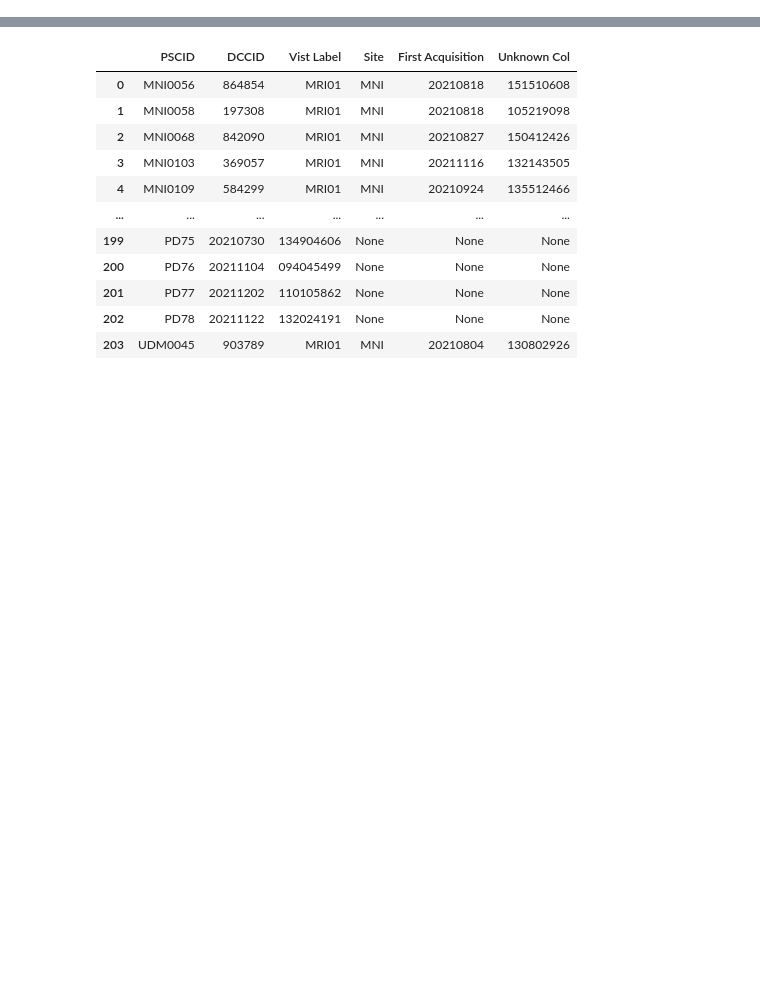
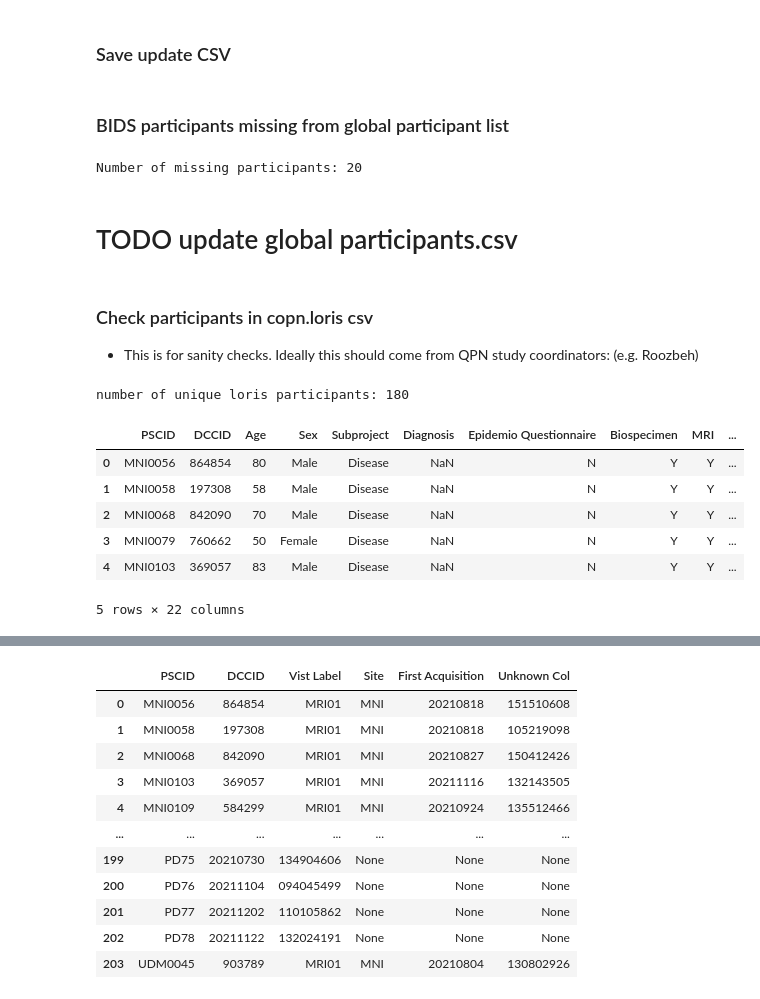
Before and after one commit to nipoppy/nipoppy, a Jupyter notebook: notebooks/0_participants.ipynb, the cells around one changed output, grey strips where cells are left out. Cells and saved outputs as stored; diff of their text form; code cells hidden in the pictures; blank space fills up the shorter version.

```diff
--- a/notebooks/0_participants.ipynb
+++ b/notebooks/0_participants.ipynb
@@ -10,0 +79,2 @@ import numpy as np
+# %% [markdown]
+### Save update CSV
@@ -10,0 +83,30 @@ import numpy as np
+# %% [markdown]
+### BIDS participants missing from global participant list
+# %%
+global_participants = global_participants_df["bids_id"].dropna().unique()
+bids_participants = bids_df["bids_id"].dropna().unique()
+
+participants_missing_in_global_list = list(set(bids_participants) - set(global_participants))
+print(f"Number of missing participants: {len(participants_missing_in_global_list)}")
+# %% [output]
+Number of missing participants: 20
+# %% [markdown]
+# TODO update global participants.csv
+# %% [markdown]
+### Check participants in copn.loris csv
+- This is for sanity checks. Ideally this should come from QPN study coordinators: (e.g. Roozbeh)
+# %%
+# QPN/COPN LORIS
+loris_imaging_subs_df = pd.read_csv(loris_imaging_participants_csv)
+n_loris_imaging_participants = len(loris_imaging_subs_df["PSCID"].unique())
+print(f"number of unique loris participants: {n_loris_imaging_participants}")
+loris_imaging_subs_df.head()
+# %% [output]
+number of unique loris participants: 180
+|  | PSCID | DCCID | Age | Sex | Subproject | Diagnosis | Epidemio Questionnaire | Biospecimen | MRI | ... |
+| 0 | MNI0056 | 864854 | 80 | Male | Disease | NaN | N | Y | Y | ... |
+| 1 | MNI0058 | 197308 | 58 | Male | Disease | NaN | N | Y | Y | ... |
+| 2 | MNI0068 | 842090 | 70 | Male | Disease | NaN | N | Y | Y | ... |
+| 3 | MNI0079 | 760662 | 50 | Female | Disease | NaN | N | Y | Y | ... |
+| 4 | MNI0103 | 369057 | 83 | Male | Disease | NaN | N | Y | Y | ... |
+5 rows × 22 columns
```
Also changed, not shown: parts of 28 cells of this notebook, 1 other file.
